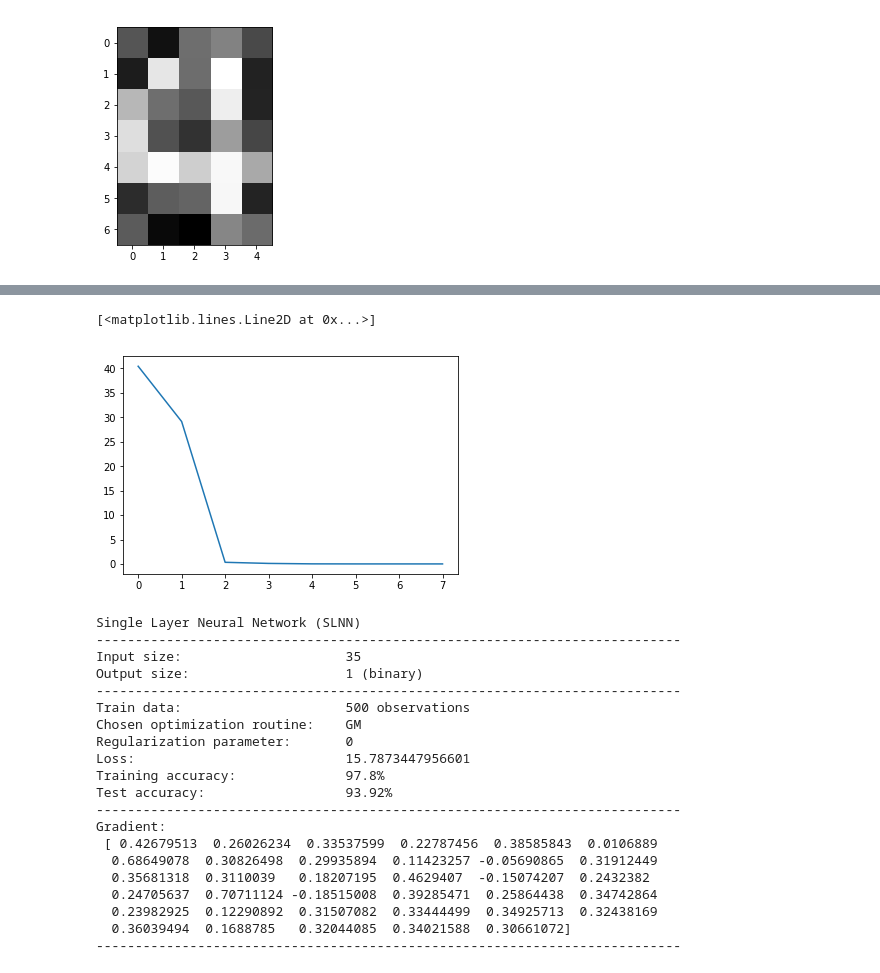
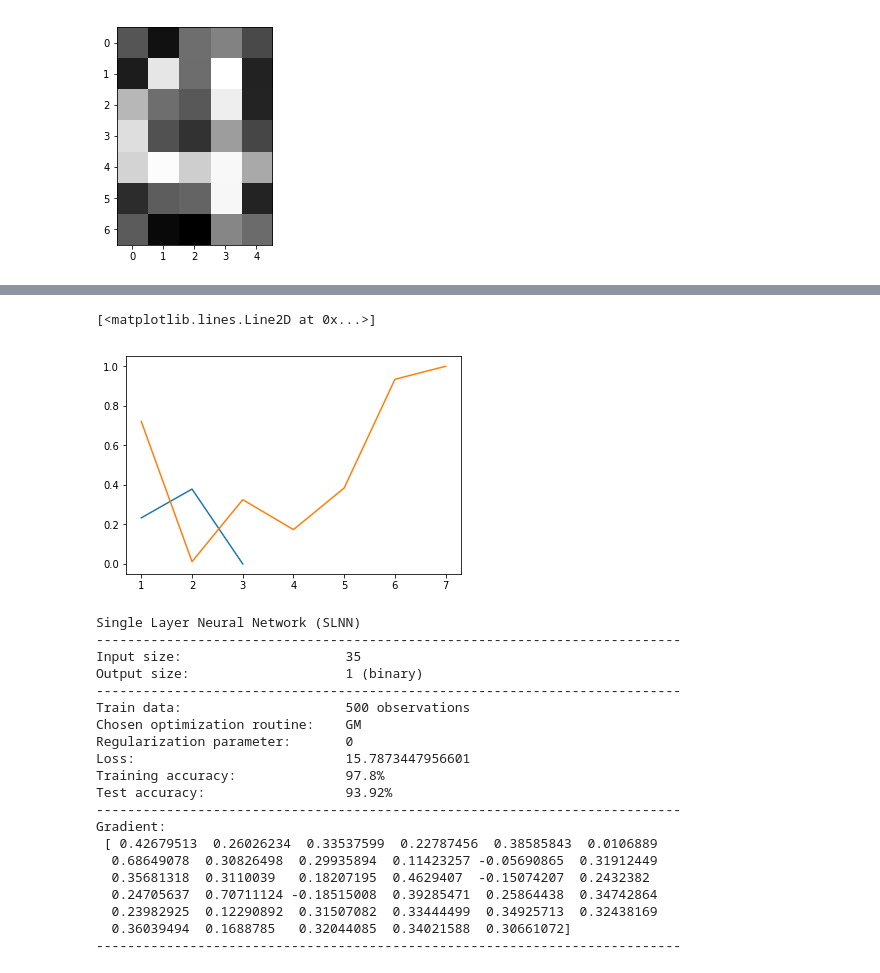
Before and after one commit to margaritageleta/SLNN, a Jupyter notebook: Untitled1.ipynb, the cells around one changed output, grey strips where cells are left out. Saved outputs shown, nothing was run; the diff lists cells and outputs as text; code cells hidden in the pictures.

```diff
--- a/Untitled1.ipynb
+++ b/Untitled1.ipynb
@@ -332,6 +279,7 @@ plt.plot(data['||g(x)||'])
 train, test, ytr, yte = gen_data(123456, 500, [4], 0.5, 0.1)
 net = SLNN()
 net.train("BFGS", train, ytr)
-data = net.summary(test, yte)
+dataBFGS = net.summary(test, yte)
+dataBFGS
 # %% [output]
 Stopped because of alpha (!)
@@ -354,9 +311,11 @@ Test accuracy:                  99.96%
 [figure]
-# %%
-plt.plot(data['||g(x)||'])
-# %% [output]
-[<matplotlib.lines.Line2D at 0x...>]
-[figure, removed]
+# %%
+#plt.plot(data['||g(x)||'])
+plt.plot(data['r'][0:7])
+plt.plot(dataBFGS['r'])
+# %% [output]
+[<matplotlib.lines.Line2D at 0x...>]
+[figure, added]
 # %%
 train, test, ytr, yte = gen_data(123456, 500, [8], 0.5, 0.1)
 net = SLNN()
```
Also changed, not shown: parts of 14 cells of this notebook.
